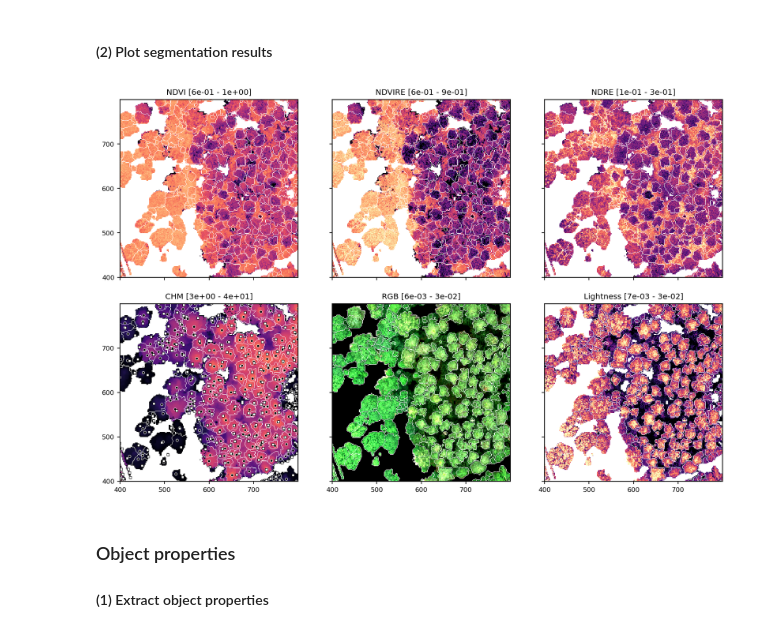
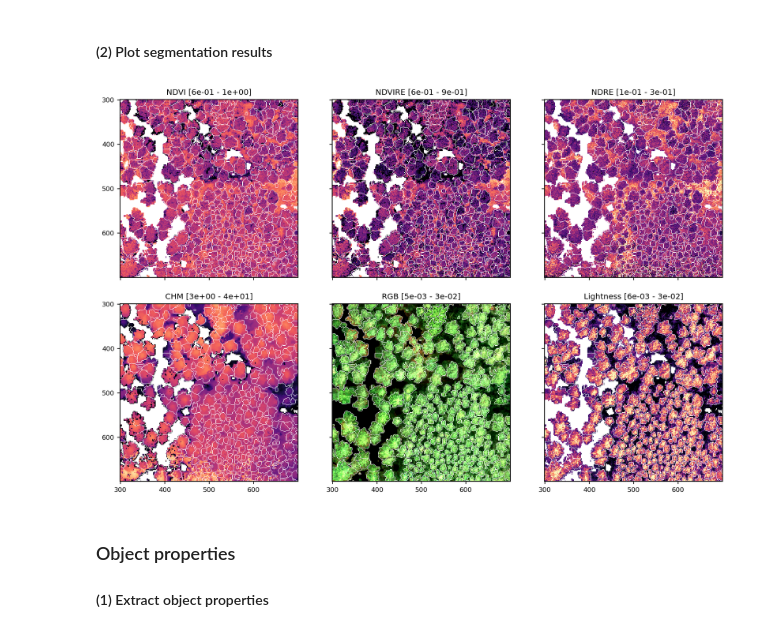
Before and after one commit to FlorianStehr/findatree, a Jupyter notebook: scripts/segment.ipynb, the cells around one changed output. Drawn from its saved outputs; the diff is of its cells as text; code cells hidden in the pictures.

```diff
--- a/scripts/segment.ipynb
+++ b/scripts/segment.ipynb
@@ -87,0 +63,5 @@ Image shape: (1994, 1831) [px]
+# %%
+importlib.reload(io)
+
+downscale = 0
+cs, params_cs = io.channels_primary_to_secondary(cs_prim, params_cs_prim, downscale=downscale)
@@ -120,0 +84,13 @@ Watershed params.:
+# %%
+importlib.reload(segment)
+
+params_segment = {
+    # 'thresh_downscale':0,
+    # 'water_downscale':1,
+}
+
+cs_segment, params_segment = segment.main(
+    cs,
+    params_cs,
+    params_segment,
+)
@@ -123,73 +117,37 @@ Watershed params.:
 # %%
 importlib.reload(visual)
 
 channels = [
     cs['ndvi'], cs['ndvire'], cs['ndre'],
     cs['chm'], cs['RGB'], cs['l'],
 ]
 channels_names = [
     'NDVI', 'NDVIRE','NDRE',
     'CHM', 'RGB', 'Lightness',
 ]
 contrasts = [
     (0.6, 1), (0.6,0.9), (0.15,0.35),
     (3, 40), None, None,
 ]
 
 # ROI
 width = 200
-x_center = 600
-y_center = 600
+x_center = 500
+y_center = 500
 xylim = [(x_center, width), (y_center, width)]
 
 f, axs = visual.show_channels(
     channels,
     xylim=xylim,
-    mask=mask_global,
-    bounds=bounds,
+    mask=cs_segment['mask_global'],
+    bounds=cs_segment['bounds'],
     contrasts=contrasts,
     channel_names=channels_names,
     zoom=1.2,
     n_cols_rows=(3,2),
 )
-
-ax = axs[3]
-
-idx = names.index('x_perc75_chm')
-x = props[:, idx] - (x_center - width)
-idx = names.index('y_perc75_chm')
-y = props[:, idx] - (y_center - width)
-ax.scatter(
-    x,
-    y,
-    s=10,
-    marker='o',
-    lw=0.5,
-    ec='w',
-    fc='k',
-
-)
-
-idx = names.index('x_perc25_chm')
-x = props[:, idx] - (x_center - width)
-idx = names.index('y_perc25_chm')
-y = props[:, idx] - (y_center - width)
-ax.scatter(
-    x,
-    y,
-    s=10,
-    marker='s',
-    lw=0.5,
-    ec='k',
-    fc='w',
-
-)
-
-for ax in axs:
-    ax.set_xlim(0, 2 * width)
-    ax.set_ylim(0, 2 * width)
 # %% [output]
-[figure, old version]
+[figure, new version]
 # %% [markdown]
 ### Object properties
 #### (1) Extract object properties
```
Also changed, not shown: parts of 14 cells of this notebook, 4 other files.
